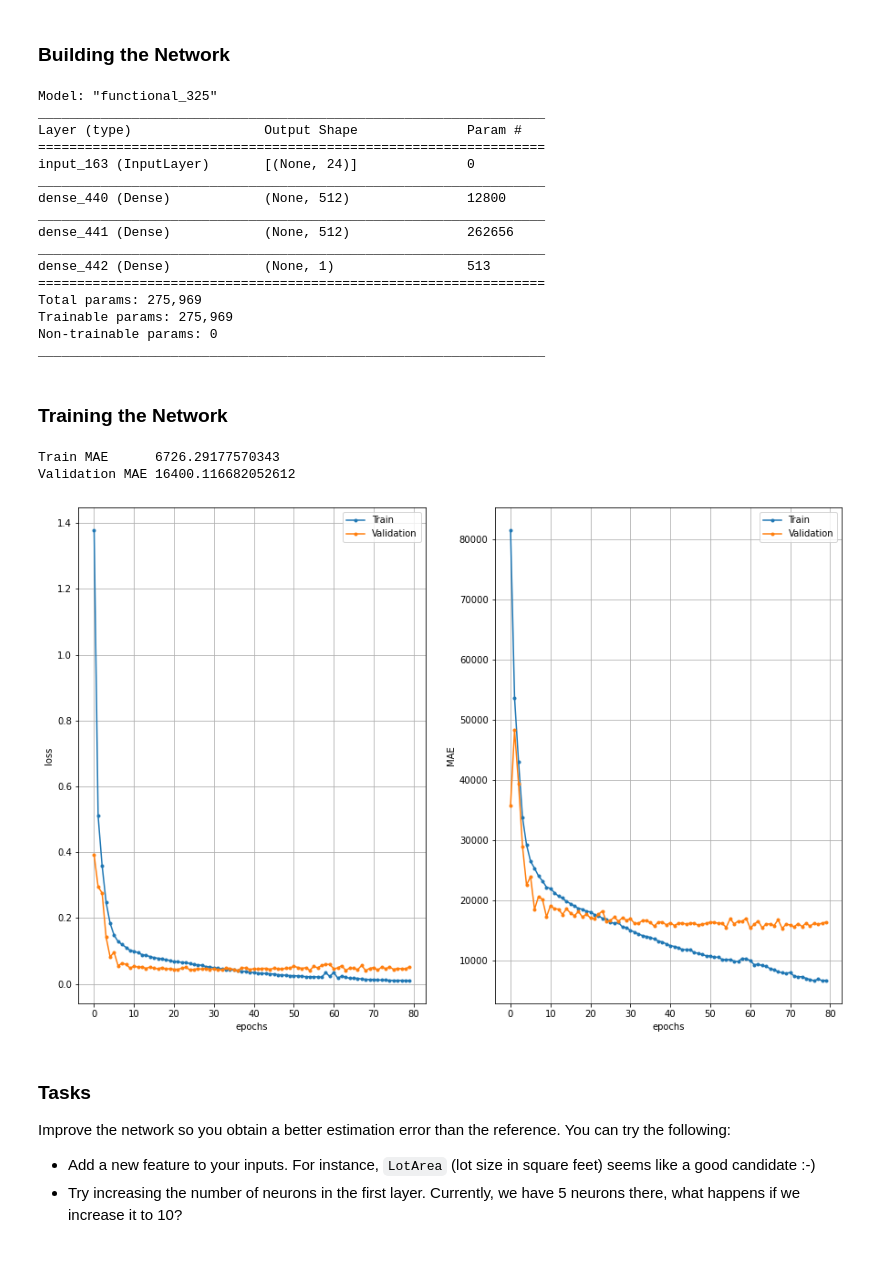
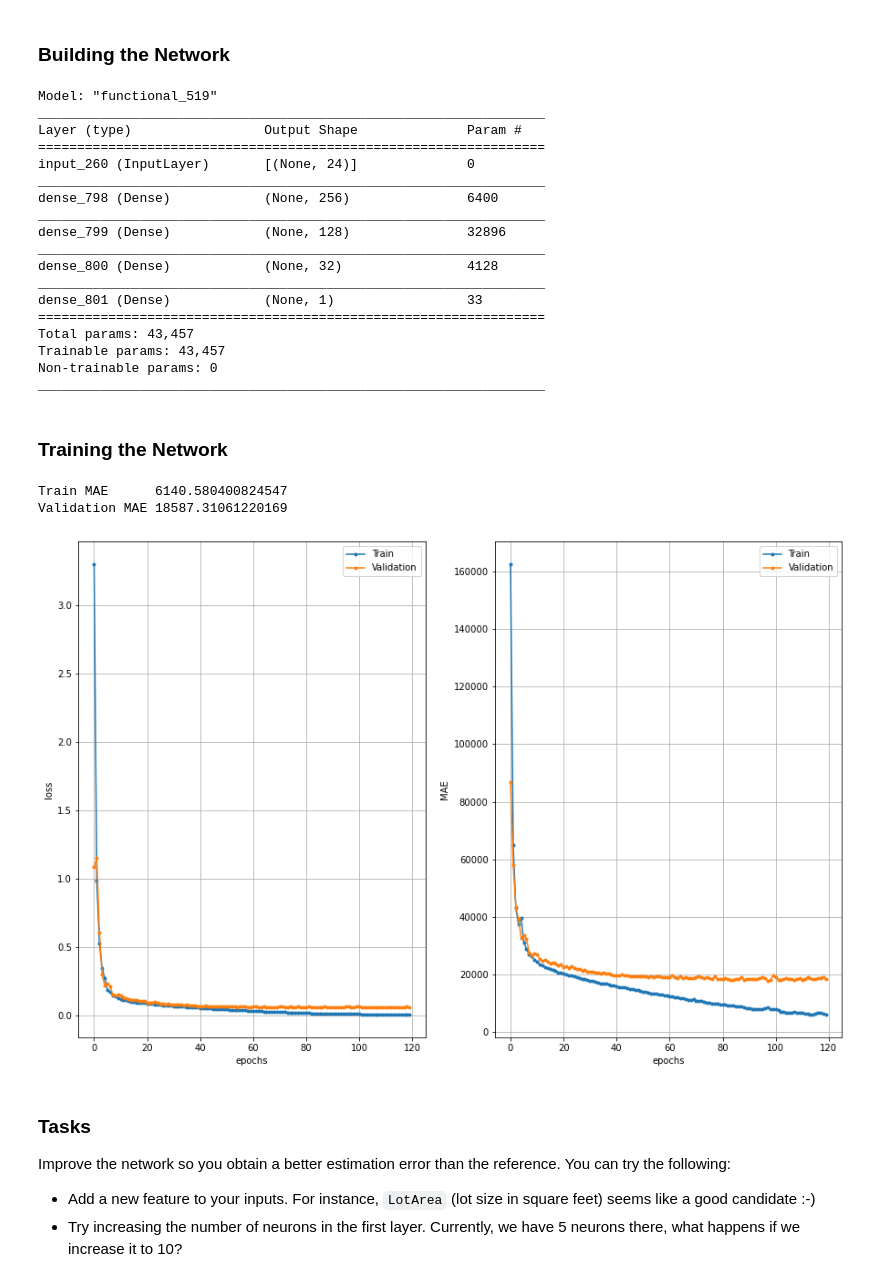
Before and after one commit to sergesv77/ComputerVision, a Jupyter notebook: Homework11.ipynb, the cells around one changed output. Cells and saved outputs as stored; diff of their text form; code cells hidden in the pictures.

```diff
--- a/Homework11.ipynb
+++ b/Homework11.ipynb
@@ -78,7 +78,7 @@ y = data_all[features[0]].values
 y = y/100000
 
 # Split into 75% for train and 25% for test
-x_train, x_test, y_train, y_test = train_test_split(x, y, test_size=0.05, random_state=seed_value)
+x_train, x_test, y_train, y_test = train_test_split(x, y, test_size=0.1, random_state=seed_value)
 # %% [markdown]
 Let's use the same plotting helper we used in the lecture.
 # %%
@@ -101,39 +101,42 @@ def plot_history(history):
 # %%
 inputs = Input(shape=x.shape[1])
 
-outputs = Dense(512, activation='relu')(inputs)
-outputs = Dense(512, activation='relu')(outputs)
+outputs = Dense(256, activation='relu')(inputs)
+outputs = Dense(128, activation='relu')(outputs)
+outputs = Dense(32, activation='relu')(outputs)
 outputs = Dense(1, activation='linear')(outputs)
 model = Model(inputs, outputs)
 
-model.compile(optimizer = Adam(learning_rate=0.0011), loss ='mean_squared_error', metrics =[metrics.mae])
+model.compile(optimizer = Adam(learning_rate=0.001), loss ='mean_squared_error', metrics =[metrics.mae])
 model.summary()
 # %% [output]
-Model: "functional_325"
+Model: "functional_519"
 _________________________________________________________________
 Layer (type)                 Output Shape              Param #
 =================================================================
-input_163 (InputLayer)       [(None, 24)]              0
+input_260 (InputLayer)       [(None, 24)]              0
 _________________________________________________________________
-dense_440 (Dense)            (None, 512)               12800
+dense_798 (Dense)            (None, 256)               6400
 _________________________________________________________________
-dense_441 (Dense)            (None, 512)               262656
+dense_799 (Dense)            (None, 128)               32896
 _________________________________________________________________
-dense_442 (Dense)            (None, 1)                 513
+dense_800 (Dense)            (None, 32)                4128
+_________________________________________________________________
+dense_801 (Dense)            (None, 1)                 33
 =================================================================
-Total params: 275,969
-Trainable params: 275,969
+Total params: 43,457
+Trainable params: 43,457
 Non-trainable params: 0
 _________________________________________________________________
 # %% [markdown]
 ### Training the Network
 # %%
-history = model.fit(x_train, y_train, validation_data=(x_test,y_test), epochs=80, batch_size=250, verbose=0)
+history = model.fit(x_train, y_train, validation_data=(x_test,y_test), epochs=120, batch_size=200, verbose=0)
 plot_history(history)
 # %% [output]
-Train MAE      6726.29177570343
-Validation MAE 16400.116682052612
+Train MAE      6140.580400824547
+Validation MAE 18587.31061220169
-[figure, old version]
+[figure, new version]
 # %% [markdown]
 ### Tasks
 
```
Also changed, not shown: parts of 1 cell of this notebook.
